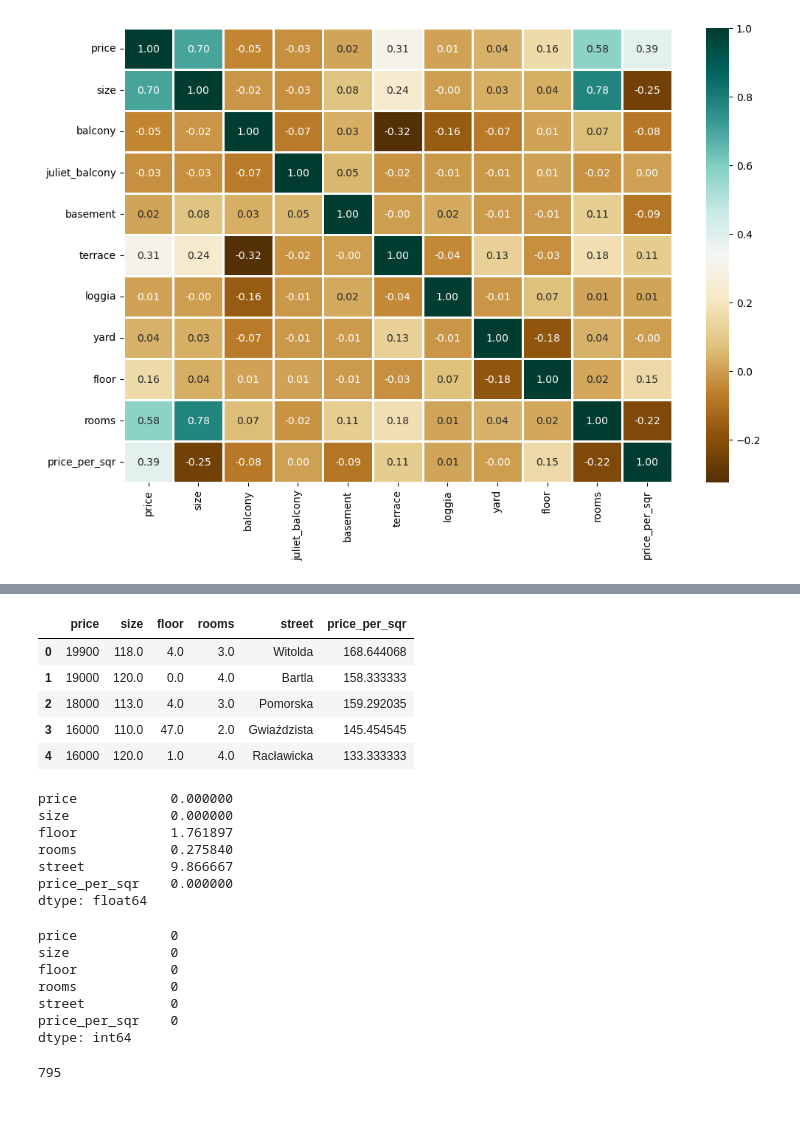
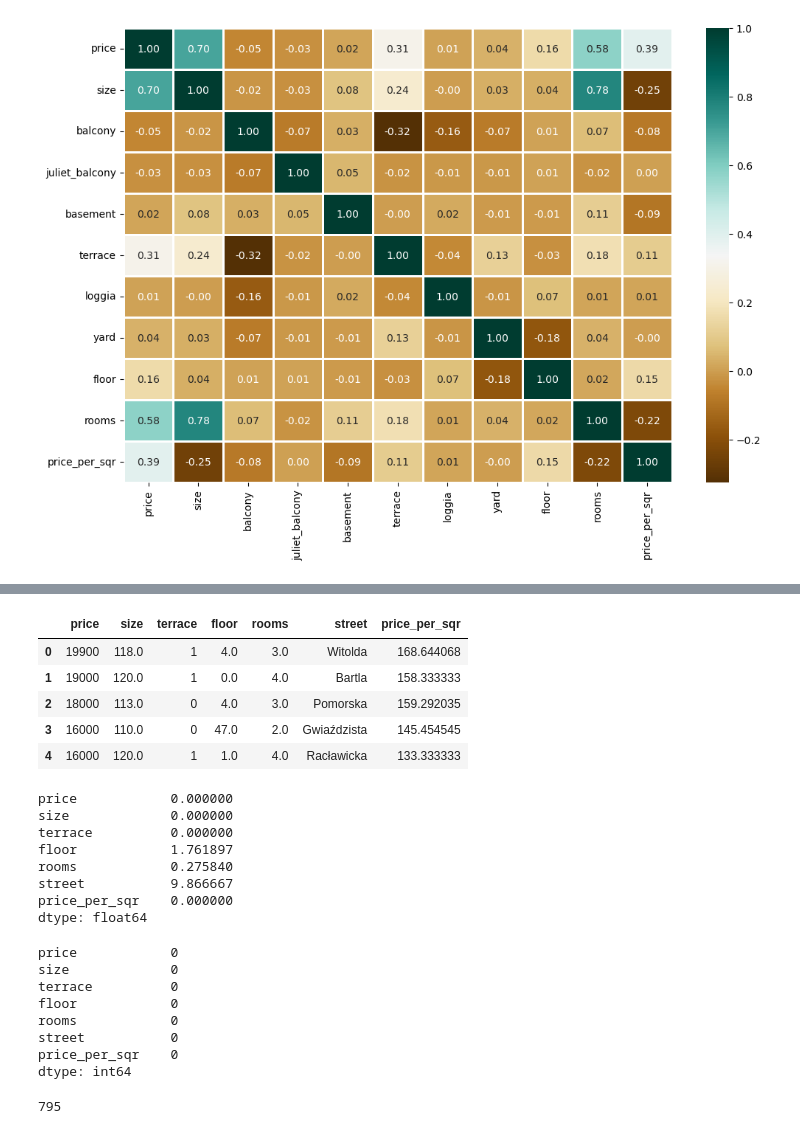
Before and after one commit to tomallos13/Flat_price_prediction, a Jupyter notebook: model/Flat_price_prediction.ipynb, the cells around one changed output, grey strips where cells are left out. Drawn from its saved outputs; the diff is of its cells as text; code cells hidden in the pictures.

```diff
--- a/model/Flat_price_prediction.ipynb
+++ b/model/Flat_price_prediction.ipynb
@@ -63,20 +63,21 @@ Data columns (total 15 columns):
 dtypes: float64(4), int64(7), object(4)
 memory usage: 724.3+ KB
 # %%
-df2 = df1.drop(['balcony', 'juliet_balcony', 'basement', 'loggia', 'yard', 'offering', 'terrace', 'borough','date_listed'], axis='columns')
+df2 = df1.drop(['balcony', 'juliet_balcony', 'basement', 'loggia', 'yard', 'offering', 'borough','date_listed'], axis='columns')
 df2.head()
 # %% [output]
-|  | price | size | floor | rooms | street | price_per_sqr |
-| 0 | 19900 | 118.0 | 4.0 | 3.0 | Witolda | 168.644068 |
-| 1 | 19000 | 120.0 | 0.0 | 4.0 | Bartla | 158.333333 |
-| 2 | 18000 | 113.0 | 4.0 | 3.0 | Pomorska | 159.292035 |
-| 3 | 16000 | 110.0 | 47.0 | 2.0 | Gwiaździsta | 145.454545 |
-| 4 | 16000 | 120.0 | 1.0 | 4.0 | Racławicka | 133.333333 |
+|  | price | size | terrace | floor | rooms | street | price_per_sqr |
+| 0 | 19900 | 118.0 | 1 | 4.0 | 3.0 | Witolda | 168.644068 |
+| 1 | 19000 | 120.0 | 1 | 0.0 | 4.0 | Bartla | 158.333333 |
+| 2 | 18000 | 113.0 | 0 | 4.0 | 3.0 | Pomorska | 159.292035 |
+| 3 | 16000 | 110.0 | 0 | 47.0 | 2.0 | Gwiaździsta | 145.454545 |
+| 4 | 16000 | 120.0 | 1 | 1.0 | 4.0 | Racławicka | 133.333333 |
 # %%
 df2.isnull().sum()/df2.count()*100
 # %% [output]
 price            0.000000
 size             0.000000
+terrace          0.000000
 floor            1.761897
 rooms            0.275840
 street           9.866667
@@ -88,6 +89,7 @@ df3.isnull().sum()
 # %% [output]
 price            0
 size             0
+terrace          0
 floor            0
 rooms            0
 street           0
```
Also changed, not shown: parts of 15 cells of this notebook.
